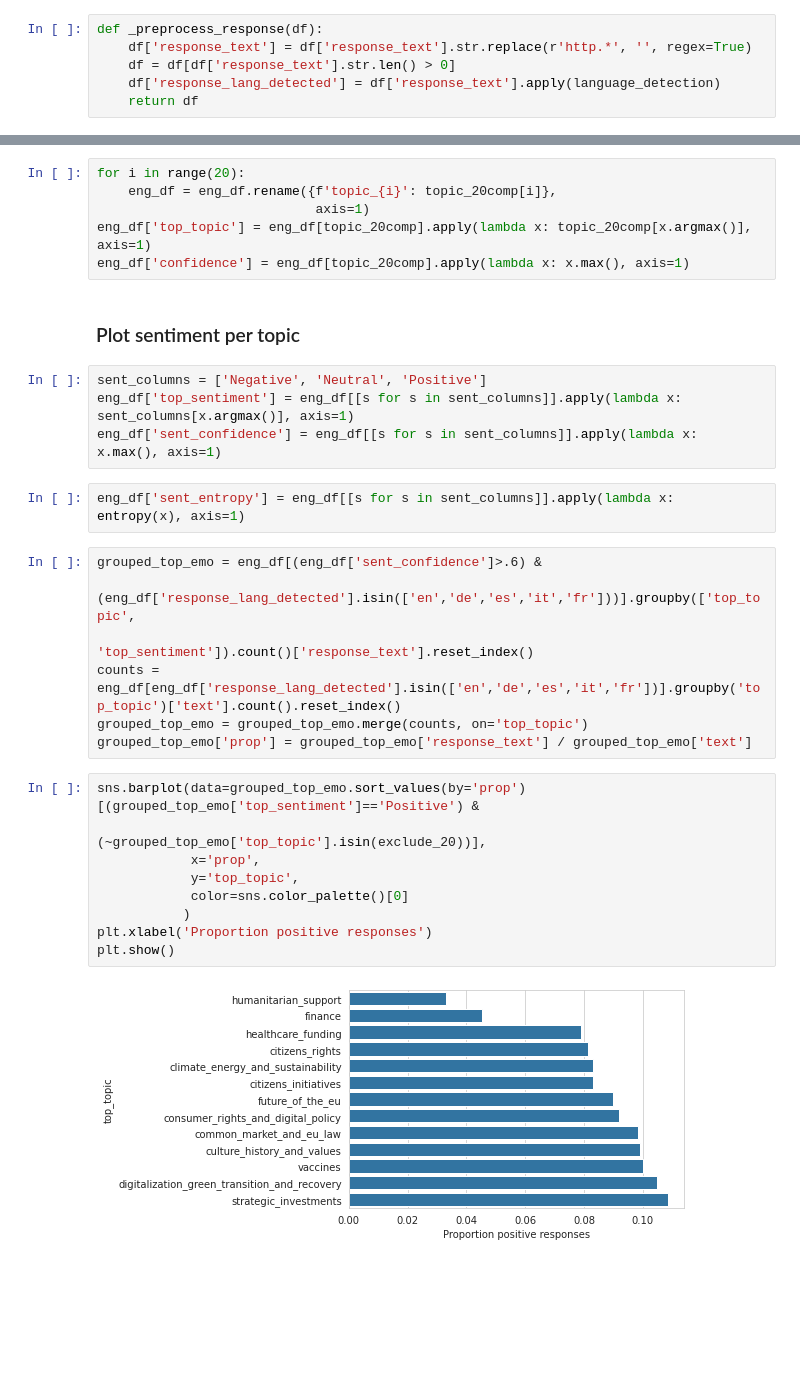
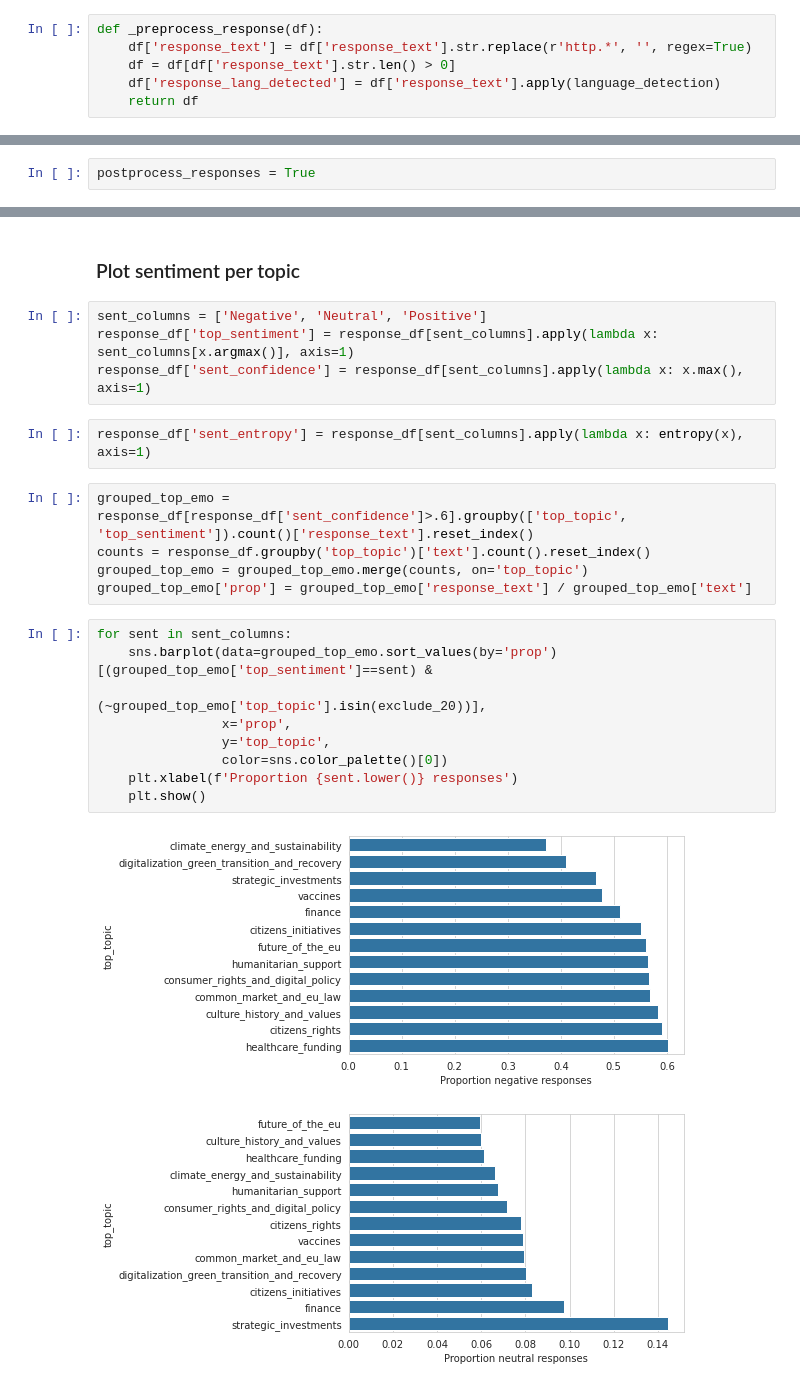
Before and after one commit to rbroc/eucomm-twitter, a Jupyter notebook: process_data.ipynb, the cells around one changed output, grey strips where cells are left out. Cells and saved outputs as stored; diff of their text form; blank space fills up the shorter version.

```diff
--- a/process_data.ipynb
+++ b/process_data.ipynb
@@ -899,0 +990,2 @@ df = response_df.merge(df,
+# %%
+postprocess_responses = True
@@ -980,32 +1039,25 @@ eng_df = eng_df.merge(sent_df)
-# %%
-for i in range(20):
-    eng_df = eng_df.rename({f'topic_{i}': topic_20comp[i]},
-                            axis=1)
-eng_df['top_topic'] = eng_df[topic_20comp].apply(lambda x: topic_20comp[x.argmax()], axis=1)
-eng_df['confidence'] = eng_df[topic_20comp].apply(lambda x: x.max(), axis=1)
 # %% [markdown]
 ### Plot sentiment per topic
 # %%
 sent_columns = ['Negative', 'Neutral', 'Positive']
-eng_df['top_sentiment'] = eng_df[[s for s in sent_columns]].apply(lambda x: sent_columns[x.argmax()], axis=1)
-eng_df['sent_confidence'] = eng_df[[s for s in sent_columns]].apply(lambda x: x.max(), axis=1)
+response_df['top_sentiment'] = response_df[sent_columns].apply(lambda x: sent_columns[x.argmax()], axis=1)
+response_df['sent_confidence'] = response_df[sent_columns].apply(lambda x: x.max(), axis=1)
 # %%
-eng_df['sent_entropy'] = eng_df[[s for s in sent_columns]].apply(lambda x: entropy(x), axis=1)
+response_df['sent_entropy'] = response_df[sent_columns].apply(lambda x: entropy(x), axis=1)
 # %%
-grouped_top_emo = eng_df[(eng_df['sent_confidence']>.6) &
-                         (eng_df['response_lang_detected'].isin(['en','de','es','it','fr']))].groupby(['top_topic',
-                                                                                                       'top_sentiment']).count()['response_text'].reset_index()
-counts = eng_df[eng_df['response_lang_detected'].isin(['en','de','es','it','fr'])].groupby('top_topic')['text'].count().reset_index()
+grouped_top_emo = response_df[response_df['sent_confidence']>.6].groupby(['top_topic', 'top_sentiment']).count()['response_text'].reset_index()
+counts = response_df.groupby('top_topic')['text'].count().reset_index()
 grouped_top_emo = grouped_top_emo.merge(counts, on='top_topic')
 grouped_top_emo['prop'] = grouped_top_emo['response_text'] / grouped_top_emo['text']
 # %%
-sns.barplot(data=grouped_top_emo.sort_values(by='prop')[(grouped_top_emo['top_sentiment']=='Positive') &
-                                                        (~grouped_top_emo['top_topic'].isin(exclude_20))],
-            x='prop',
-            y='top_topic',
-            color=sns.color_palette()[0]
-           )
-plt.xlabel('Proportion positive responses')
-plt.show()
+for sent in sent_columns:
+    sns.barplot(data=grouped_top_emo.sort_values(by='prop')[(grouped_top_emo['top_sentiment']==sent) &
+                                                            (~grouped_top_emo['top_topic'].isin(exclude_20))],
+                x='prop',
+                y='top_topic',
+                color=sns.color_palette()[0])
+    plt.xlabel(f'Proportion {sent.lower()} responses')
+    plt.show()
 # %% [output]
-[figure, old version]
+[figure, new version]
+[figure, added]
```
Also changed, not shown: parts of 52 cells of this notebook, 3 other files.
